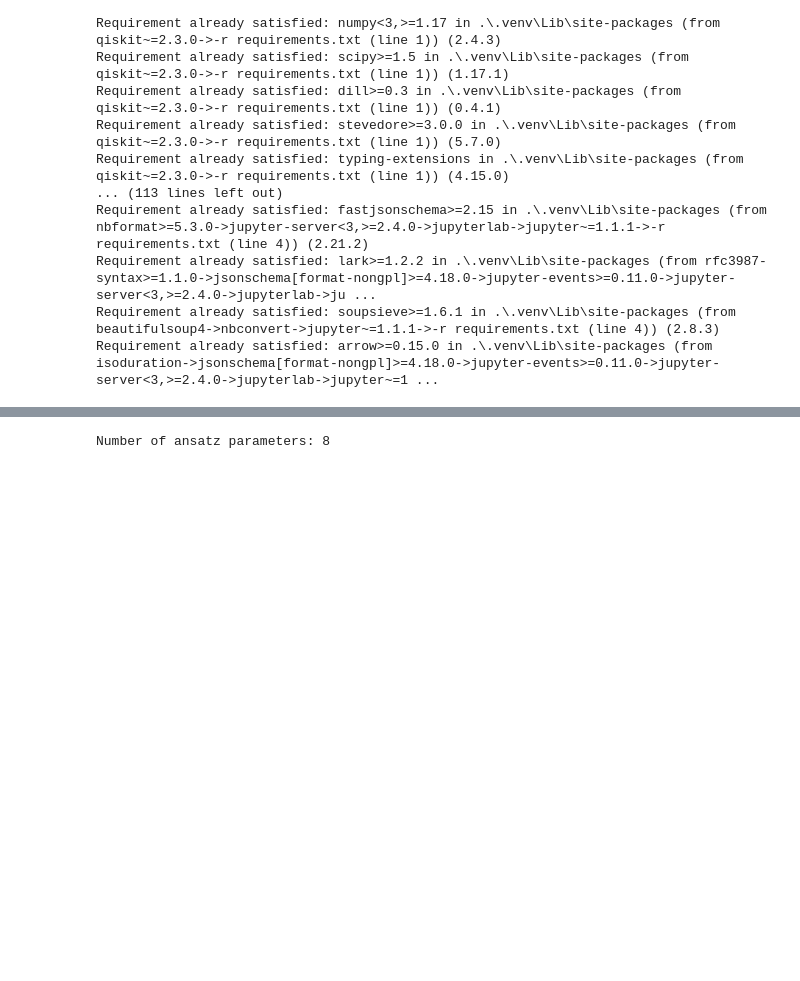
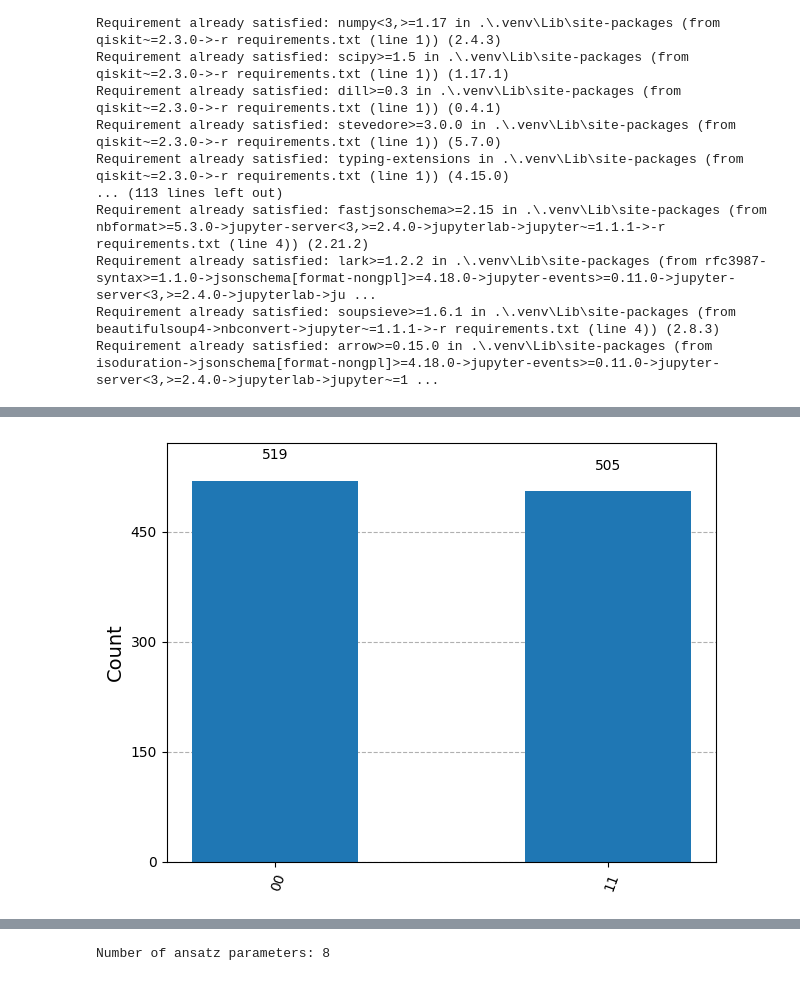
Before and after one commit to snow0369/qiskit_handson_260330, a Jupyter notebook: combined_colab.ipynb, the cells around one changed output, grey strips where cells are left out. Saved outputs shown, nothing was run; the diff lists cells and outputs as text; code cells hidden in the pictures; blank space fills up the shorter version.

```diff
--- a/combined_colab.ipynb
+++ b/combined_colab.ipynb
@@ -221,0 +157,17 @@ It is then mapped to Pauli operator with symmetry-preserving Bravyi-Kitaev trans
+# %%
+from qiskit.circuit import QuantumCircuit
+from qiskit.primitives import StatevectorSampler
+from qiskit.visualization import plot_histogram
+
+qc = QuantumCircuit(2)
+qc.h(0)
+qc.cx(0,1)
+qc.measure_all()
+
+sampler = StatevectorSampler()
+job = sampler.run([qc])
+
+result = job.result()
+plot_histogram(result[0].data.meas.get_counts())
+# %% [output]
+[figure, added]
```
Also changed, not shown: parts of 142 cells of this notebook, 1 other file.
